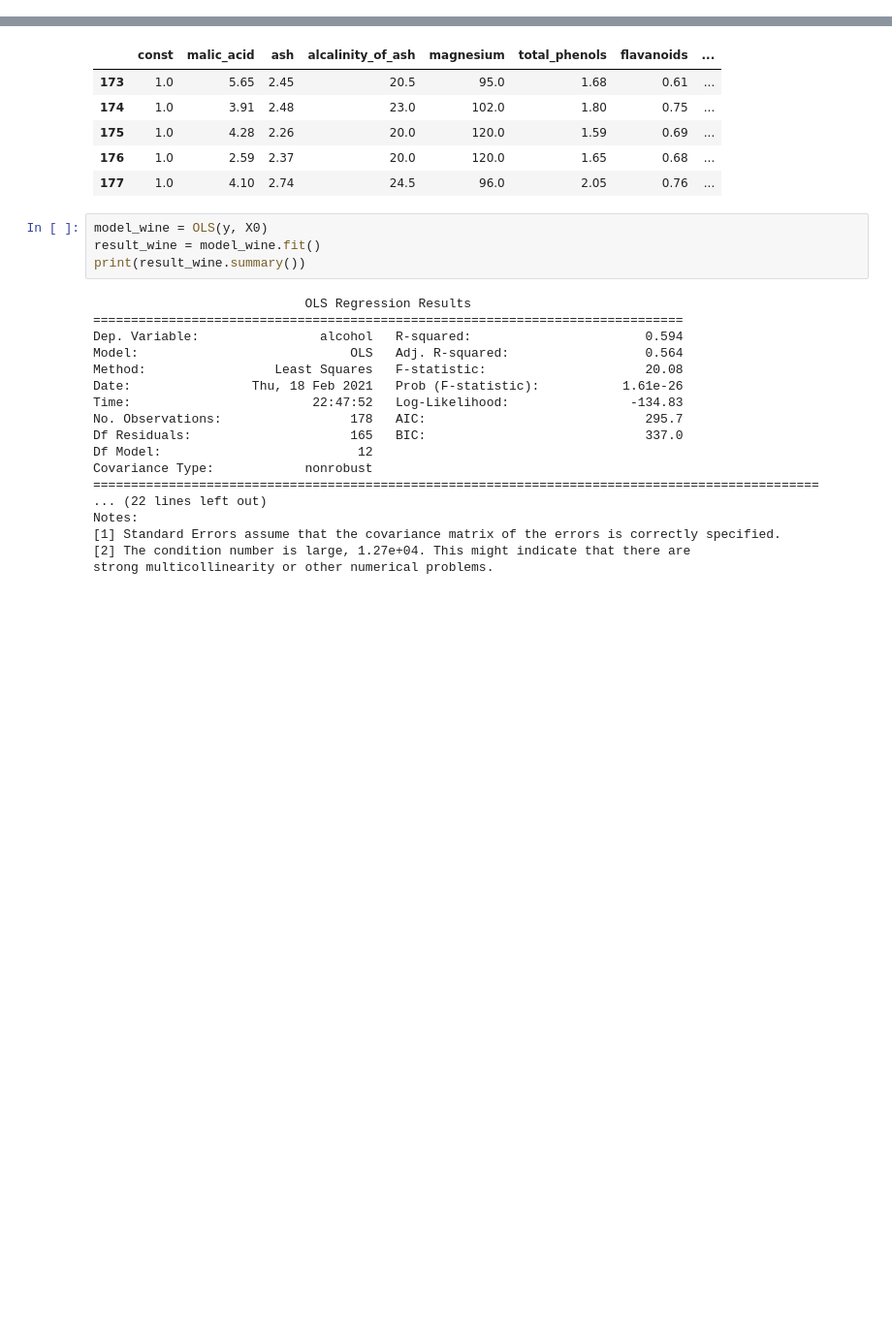
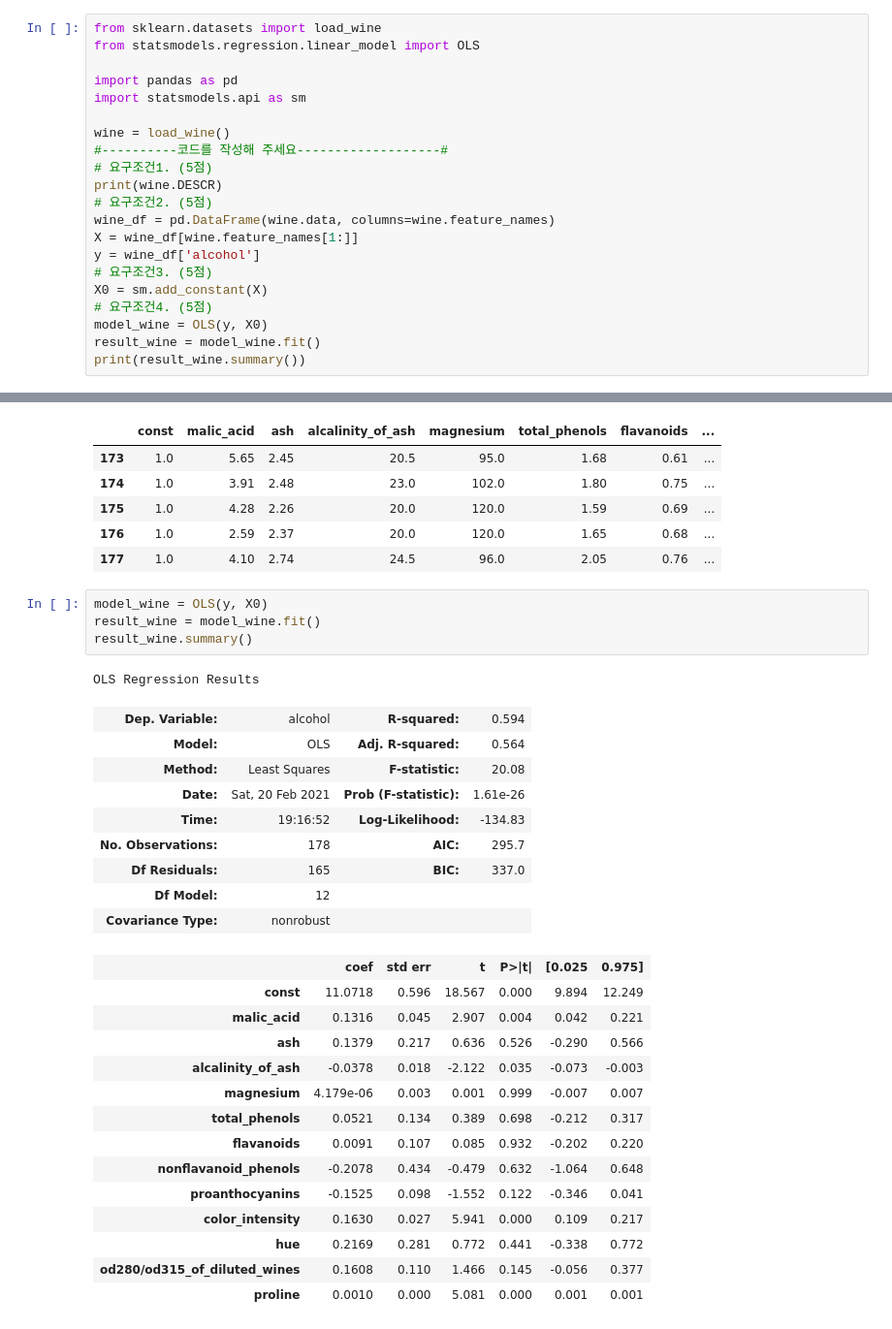
Before and after one commit to piaochung/ml_with_python, a Jupyter notebook: Code/fastcampus_data_science/Week3/Week3_Homework.ipynb, the cells around one changed output, grey strips where cells are left out. Shown at 97% size. Drawn from its saved outputs; the diff is of its cells as text; blank space fills up the shorter version.

```diff
--- a/Code/fastcampus_data_science/Week3/Week3_Homework.ipynb
+++ b/Code/fastcampus_data_science/Week3/Week3_Homework.ipynb
@@ -7,3 +7,24 @@
 - 요구조건3. X_0 변수에 상수항을 추가한 X 데이터를 저장해주세요.
 - 요구조건4. X_0과 y를 활용해 선형 회귀 모델을 만들고 summary를 print 하세요
 - OLS을 사용하세요
+# %%
+from sklearn.datasets import load_wine
+from statsmodels.regression.linear_model import OLS
+
+import pandas as pd
+import statsmodels.api as sm
+
+wine = load_wine()
+#----------코드를 작성해 주세요-------------------#
+# 요구조건1. (5점)
+print(wine.DESCR)
+# 요구조건2. (5점)
+wine_df = pd.DataFrame(wine.data, columns=wine.feature_names)
+X = wine_df[wine.feature_names[1:]]
+y = wine_df['alcohol']
+# 요구조건3. (5점)
+X0 = sm.add_constant(X)
+# 요구조건4. (5점)
+model_wine = OLS(y, X0)
+result_wine = model_wine.fit()
+print(result_wine.summary())
@@ -69,22 +118,29 @@ X0.tail()
 # %%
 model_wine = OLS(y, X0)
 result_wine = model_wine.fit()
-print(result_wine.summary())
+result_wine.summary()
 # %% [output]
-                            OLS Regression Results
-==============================================================================
-Dep. Variable:                alcohol   R-squared:                       0.594
-Model:                            OLS   Adj. R-squared:                  0.564
-Method:                 Least Squares   F-statistic:                     20.08
-Date:                Thu, 18 Feb 2021   Prob (F-statistic):           1.61e-26
-Time:                        22:47:52   Log-Likelihood:                -134.83
-No. Observations:                 178   AIC:                             295.7
-Df Residuals:                     165   BIC:                             337.0
-Df Model:                          12
-Covariance Type:            nonrobust
-================================================================================================
-... (22 lines left out)
-Notes:
-[1] Standard Errors assume that the covariance matrix of the errors is correctly specified.
-[2] The condition number is large, 1.27e+04. This might indicate that there are
-strong multicollinearity or other numerical problems.
+OLS Regression Results
+| Dep. Variable: | alcohol | R-squared: | 0.594 |
+| Model: | OLS | Adj. R-squared: | 0.564 |
+| Method: | Least Squares | F-statistic: | 20.08 |
+| Date: | Sat, 20 Feb 2021 | Prob (F-statistic): | 1.61e-26 |
+| Time: | 19:16:52 | Log-Likelihood: | -134.83 |
+| No. Observations: | 178 | AIC: | 295.7 |
+| Df Residuals: | 165 | BIC: | 337.0 |
+| Df Model: | 12 |  |  |
+| Covariance Type: | nonrobust |  |  |
+|  | coef | std err | t | P>|t| | [0.025 | 0.975] |
+| const | 11.0718 | 0.596 | 18.567 | 0.000 | 9.894 | 12.249 |
+| malic_acid | 0.1316 | 0.045 | 2.907 | 0.004 | 0.042 | 0.221 |
+| ash | 0.1379 | 0.217 | 0.636 | 0.526 | -0.290 | 0.566 |
+| alcalinity_of_ash | -0.0378 | 0.018 | -2.122 | 0.035 | -0.073 | -0.003 |
+| magnesium | 4.179e-06 | 0.003 | 0.001 | 0.999 | -0.007 | 0.007 |
+| total_phenols | 0.0521 | 0.134 | 0.389 | 0.698 | -0.212 | 0.317 |
+| flavanoids | 0.0091 | 0.107 | 0.085 | 0.932 | -0.202 | 0.220 |
+| nonflavanoid_phenols | -0.2078 | 0.434 | -0.479 | 0.632 | -1.064 | 0.648 |
+| proanthocyanins | -0.1525 | 0.098 | -1.552 | 0.122 | -0.346 | 0.041 |
+| color_intensity | 0.1630 | 0.027 | 5.941 | 0.000 | 0.109 | 0.217 |
+| hue | 0.2169 | 0.281 | 0.772 | 0.441 | -0.338 | 0.772 |
+| od280/od315_of_diluted_wines | 0.1608 | 0.110 | 1.466 | 0.145 | -0.056 | 0.377 |
+| proline | 0.0010 | 0.000 | 5.081 | 0.000 | 0.001 | 0.001 |
```
Also changed, not shown: parts of 5 cells of this notebook, 1 other file.
